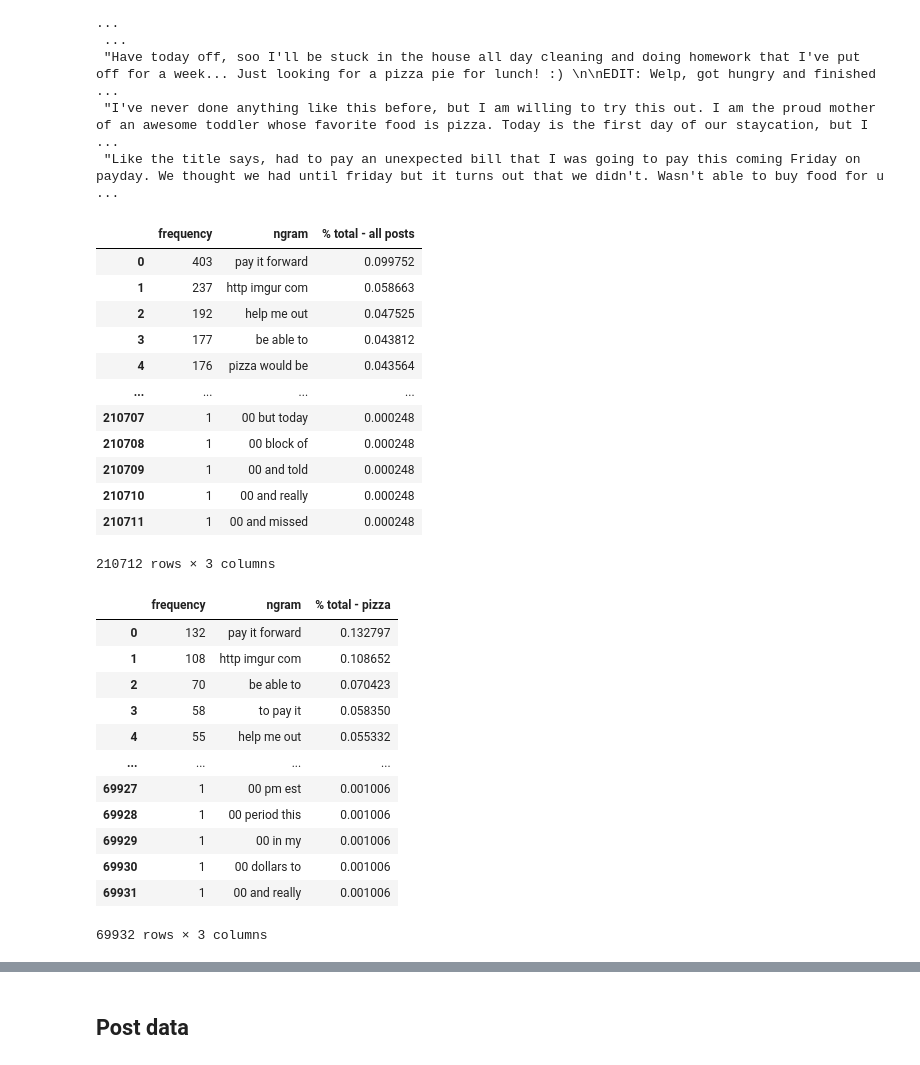
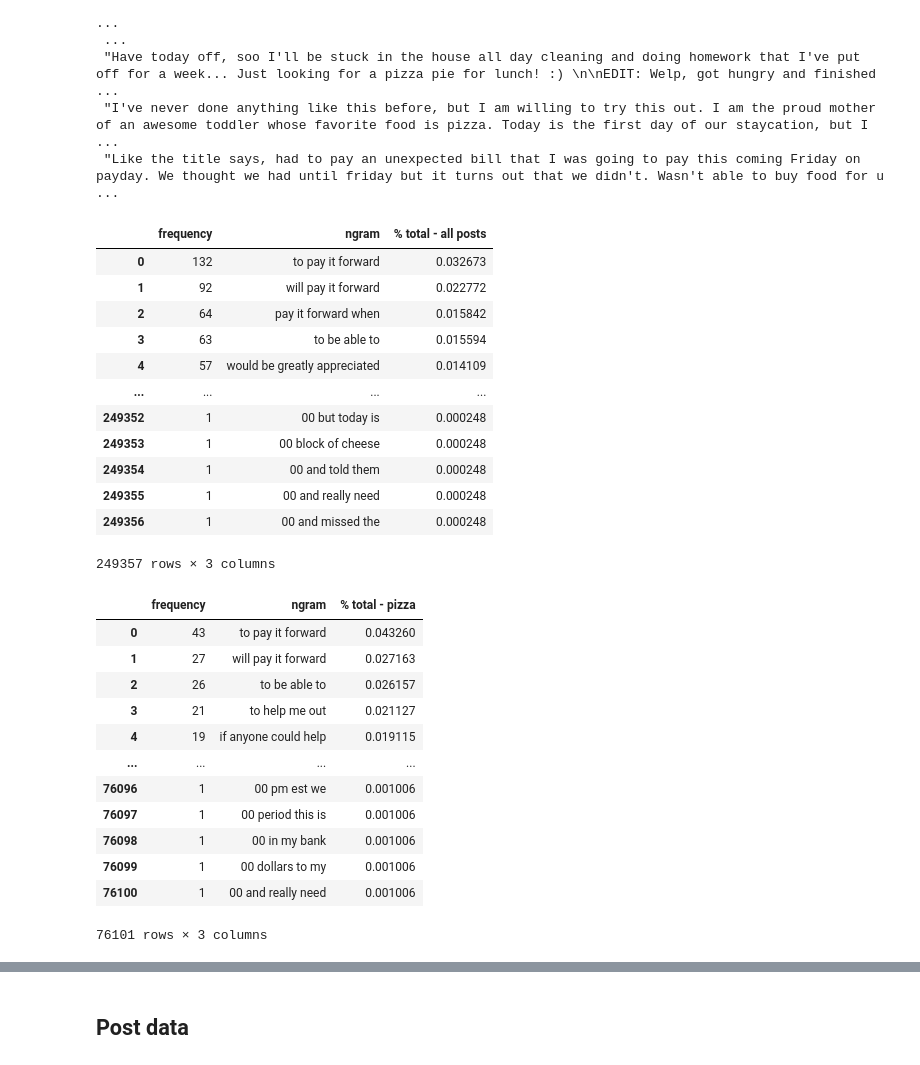
Before and after one commit to jaredfeldman/free_pizza, a Jupyter notebook: eda_text_jf.ipynb, the cells around one changed output, grey strips where cells are left out. Drawn from its saved outputs; the diff is of its cells as text; code cells hidden in the pictures.

```diff
--- a/eda_text_jf.ipynb
+++ b/eda_text_jf.ipynb
@@ -317,7 +317,7 @@ plt.show()
 # %% [markdown]
 ### n_grams for content
 # %%
-x_training_data_post = np.array(training_data['request_text'])
+x_training_data_post = np.array(training_data['request_text_edit_aware'])
 print(x_training_data_post[10:])
 # %% [output]
 ["I've been unemployed but working odd jobs. I worked a job yesterday which I thought paid up front - it did not. Now I'm sitting at home dreaming of pizza (literally, I took a nap and dreamt there wa ...
@@ -328,31 +328,31 @@ print(x_training_data_post[10:])
  "I've never done anything like this before, but I am willing to try this out. I am the proud mother of an awesome toddler whose favorite food is pizza. Today is the first day of our staycation, but I ...
  "Like the title says, had to pay an unexpected bill that I was going to pay this coming Friday on payday. We thought we had until friday but it turns out that we didn't. Wasn't able to buy food for u ...
 # %%
-vec = CountVectorizer(ngram_range = (3, 3))# Matrix of ngrams
+vec = CountVectorizer(ngram_range = (4, 4))# Matrix of ngrams
 bow = vec.fit_transform(x_training_data_post)# Count frequency of ngrams
 count_values = bow.toarray().sum(axis=0)# Create DataFrame from ngram frequencies
 ngram_freq_total_posts = pd.DataFrame(sorted([(count_values[i], k) for k, i in vec.vocabulary_.items()], reverse = True))
 ngram_freq_total_posts.columns = ["frequency", "ngram"]
 
 ngram_freq_total_posts['% total - all posts'] = ngram_freq_total_posts['frequency'] / len(x_training_data_title)
 
 ngram_freq_total_posts.set_index('ngram')
 
 ngram_freq_total_posts
 # %% [output]
 |  | frequency | ngram | % total - all posts |
-| 0 | 403 | pay it forward | 0.099752 |
-| 1 | 237 | http imgur com | 0.058663 |
-| 2 | 192 | help me out | 0.047525 |
-| 3 | 177 | be able to | 0.043812 |
-| 4 | 176 | pizza would be | 0.043564 |
+| 0 | 132 | to pay it forward | 0.032673 |
+| 1 | 92 | will pay it forward | 0.022772 |
+| 2 | 64 | pay it forward when | 0.015842 |
+| 3 | 63 | to be able to | 0.015594 |
+| 4 | 57 | would be greatly appreciated | 0.014109 |
 | ... | ... | ... | ... |
-| 210707 | 1 | 00 but today | 0.000248 |
-| 210708 | 1 | 00 block of | 0.000248 |
-| 210709 | 1 | 00 and told | 0.000248 |
-| 210710 | 1 | 00 and really | 0.000248 |
-| 210711 | 1 | 00 and missed | 0.000248 |
+| 249352 | 1 | 00 but today is | 0.000248 |
+| 249353 | 1 | 00 block of cheese | 0.000248 |
+| 249354 | 1 | 00 and told them | 0.000248 |
+| 249355 | 1 | 00 and really need | 0.000248 |
+| 249356 | 1 | 00 and missed the | 0.000248 |
-210712 rows × 3 columns
+249357 rows × 3 columns
 # %%
 # isolate pizza posts
 posts_pizza = [x for (i, x) in enumerate(x_training_data_post) if Y_training_data[i]]
@@ -360,7 +360,7 @@ posts_pizza = [x for (i, x) in enumerate(x_training_data_post) if Y_training_dat
 # isolate non pizza posts
 posts_no_pizza = [x for (i, x) in enumerate(x_training_data_post) if not Y_training_data[i]]
 # %%
-vec = CountVectorizer(ngram_range = (3, 3))# Matrix of ngrams
+vec = CountVectorizer(ngram_range = (4, 4))# Matrix of ngrams
 bow = vec.fit_transform(posts_pizza)# Count frequency of ngrams
 count_values = bow.toarray().sum(axis=0)# Create DataFrame from ngram frequencies
 ngram_freq_pizza_posts = pd.DataFrame(sorted([(count_values[i], k) for k, i in vec.vocabulary_.items()], reverse = True))
@@ -373,16 +373,16 @@ ngram_freq_pizza_posts.set_index('ngram')
 ngram_freq_pizza_posts
 # %% [output]
 |  | frequency | ngram | % total - pizza |
-| 0 | 132 | pay it forward | 0.132797 |
-| 1 | 108 | http imgur com | 0.108652 |
-| 2 | 70 | be able to | 0.070423 |
-| 3 | 58 | to pay it | 0.058350 |
-| 4 | 55 | help me out | 0.055332 |
+| 0 | 43 | to pay it forward | 0.043260 |
+| 1 | 27 | will pay it forward | 0.027163 |
+| 2 | 26 | to be able to | 0.026157 |
+| 3 | 21 | to help me out | 0.021127 |
+| 4 | 19 | if anyone could help | 0.019115 |
 | ... | ... | ... | ... |
-| 69927 | 1 | 00 pm est | 0.001006 |
-| 69928 | 1 | 00 period this | 0.001006 |
-| 69929 | 1 | 00 in my | 0.001006 |
-| 69930 | 1 | 00 dollars to | 0.001006 |
-| 69931 | 1 | 00 and really | 0.001006 |
+| 76096 | 1 | 00 pm est we | 0.001006 |
+| 76097 | 1 | 00 period this is | 0.001006 |
+| 76098 | 1 | 00 in my bank | 0.001006 |
+| 76099 | 1 | 00 dollars to my | 0.001006 |
+| 76100 | 1 | 00 and really need | 0.001006 |
-69932 rows × 3 columns
+76101 rows × 3 columns
 # %%
```
Also changed, not shown: parts of 27 cells of this notebook.
